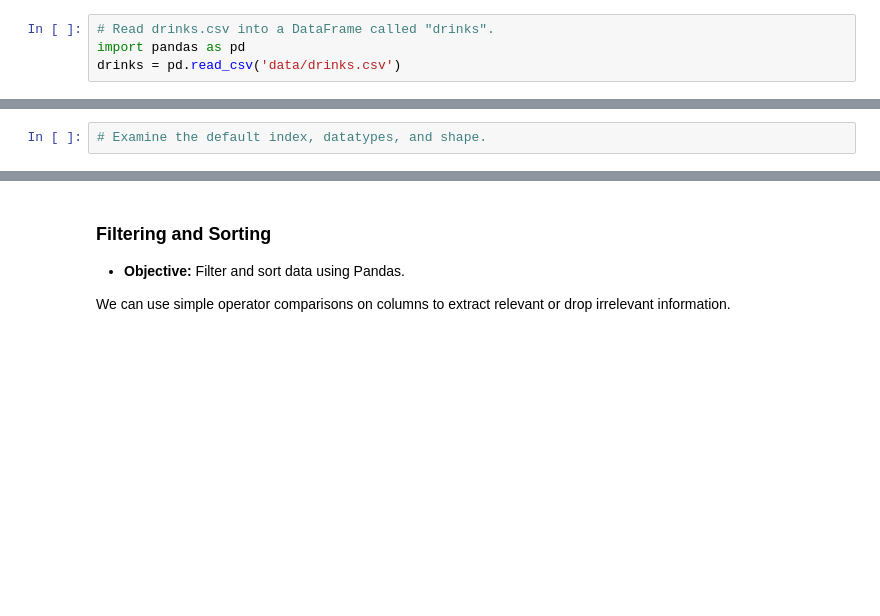
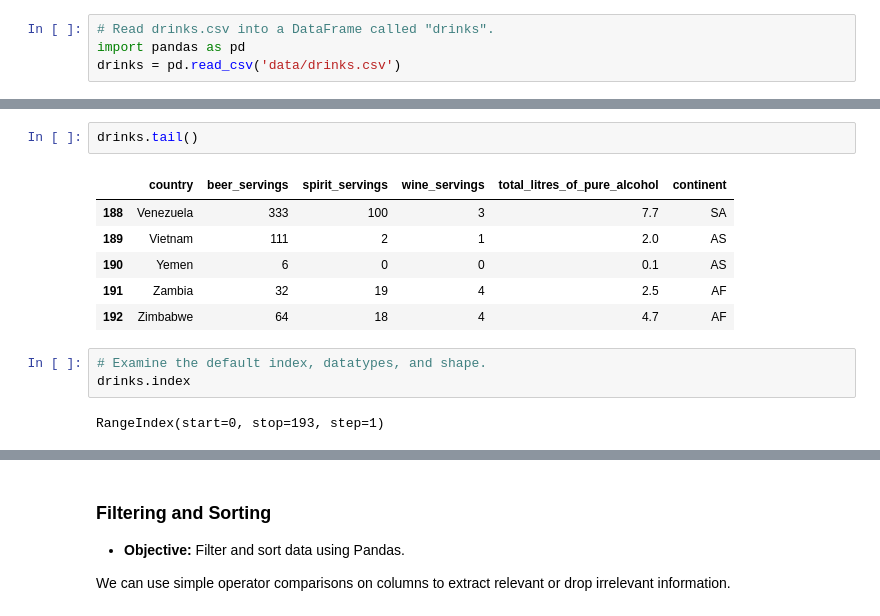
Before and after one commit to sarahchan091822/DAT-course-materials, a Jupyter notebook: lessons/required/exploratory-data-analysis/exploratory-data-analysis.ipynb, the cells around one changed output, grey strips where cells are left out. Cells and saved outputs as stored; diff of their text form; blank space fills up the shorter version.

```diff
--- a/lessons/required/exploratory-data-analysis/exploratory-data-analysis.ipynb
+++ b/lessons/required/exploratory-data-analysis/exploratory-data-analysis.ipynb
@@ -218,2 +417,14 @@ drinks = pd.read_csv('data/drinks.csv')
+# %%
+drinks.tail()
+# %% [output]
+|  | country | beer_servings | spirit_servings | wine_servings | total_litres_of_pure_alcohol | continent |
+| 188 | Venezuela | 333 | 100 | 3 | 7.7 | SA |
+| 189 | Vietnam | 111 | 2 | 1 | 2.0 | AS |
+| 190 | Yemen | 6 | 0 | 0 | 0.1 | AS |
+| 191 | Zambia | 32 | 19 | 4 | 2.5 | AF |
+| 192 | Zimbabwe | 64 | 18 | 4 | 4.7 | AF |
 # %%
 # Examine the default index, datatypes, and shape.
+drinks.index
+# %% [output]
+RangeIndex(start=0, stop=193, step=1)
```
Also changed, not shown: parts of 85 cells of this notebook, 2 other files.
